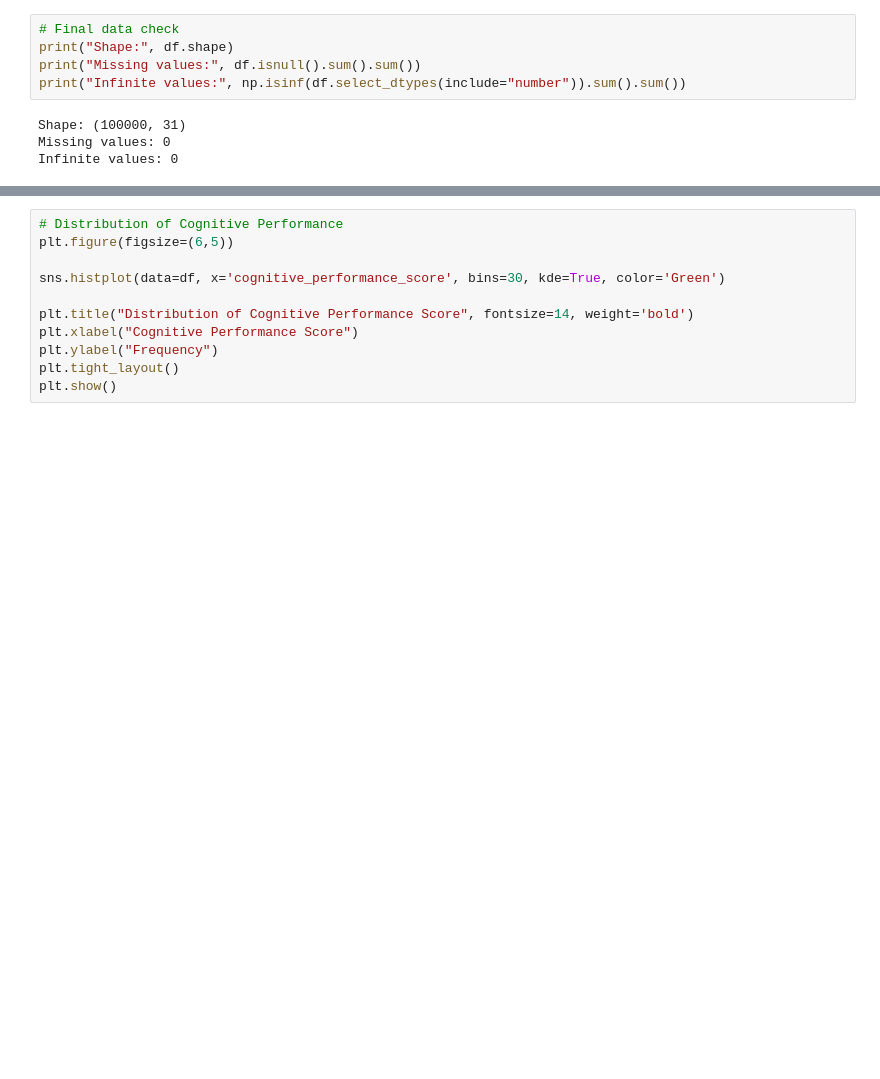
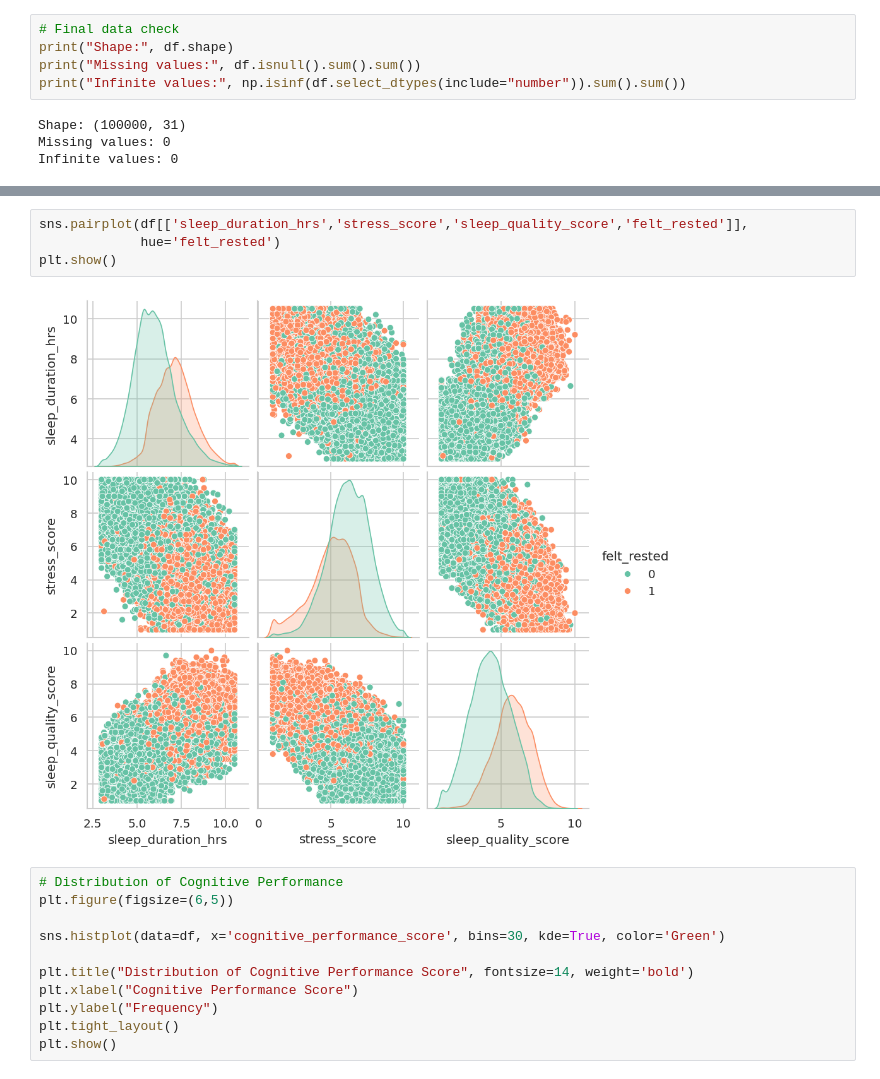
Before and after one commit to ibtihal7alharbi-tech/ML-project, a Jupyter notebook: sleep_disorder_risk_prediction.ipynb, the cells around one changed output, grey strips where cells are left out. Drawn from its saved outputs; the diff is of its cells as text; blank space fills up the shorter version.

```diff
--- a/sleep_disorder_risk_prediction.ipynb
+++ b/sleep_disorder_risk_prediction.ipynb
@@ -267,3 +332,9 @@ Infinite values: 0
+# %%
+sns.pairplot(df[['sleep_duration_hrs','stress_score','sleep_quality_score','felt_rested']],
+             hue='felt_rested')
+plt.show()
+# %% [output]
+[figure, added]
 # %%
 # Distribution of Cognitive Performance
 plt.figure(figsize=(6,5))
```
Also changed, not shown: parts of 15 cells of this notebook.
